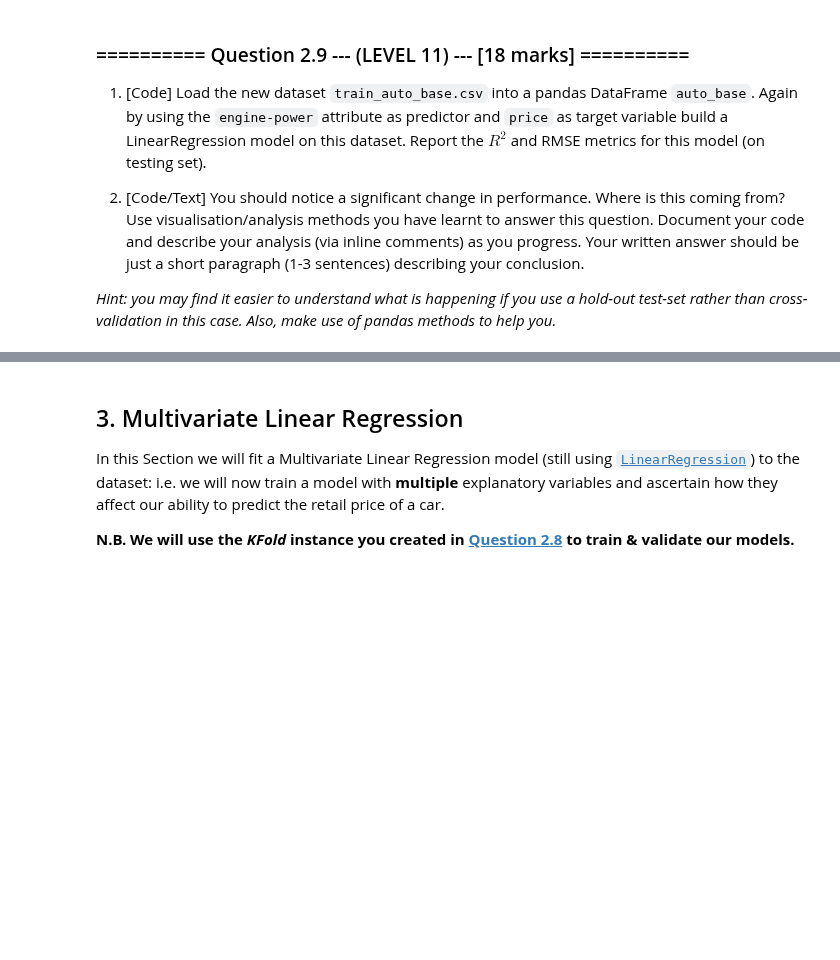
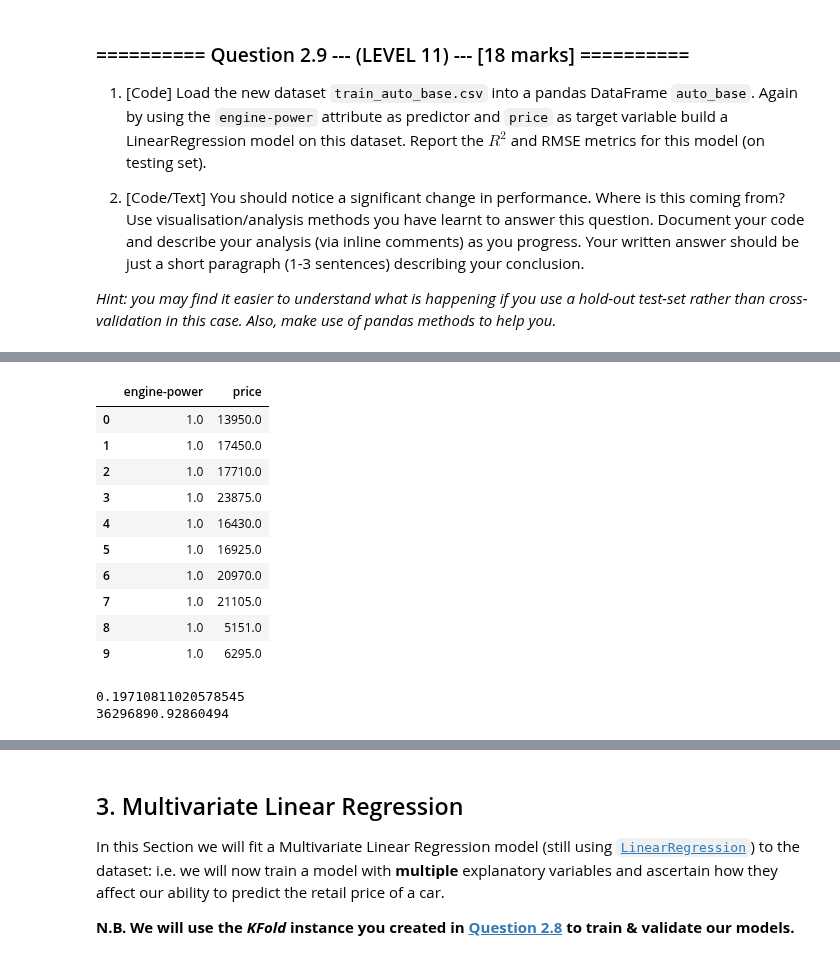
Before and after one commit to tjcdev/iaml, a Jupyter notebook: Assignments/02_LinearRegression.ipynb, the cells around one changed output, grey strips where cells are left out. Saved outputs shown, nothing was run; the diff lists cells and outputs as text; code cells hidden in the pictures; blank space fills up the shorter version.

```diff
--- a/Assignments/02_LinearRegression.ipynb
+++ b/Assignments/02_LinearRegression.ipynb
@@ -435,0 +445,23 @@ print(mean_squared_error(auto_numeric['price'], y_pred))
+# %%
+auto_base[:10]
+# %% [output]
+|  | engine-power | price |
+| 0 | 1.0 | 13950.0 |
+| 1 | 1.0 | 17450.0 |
+| 2 | 1.0 | 17710.0 |
+| 3 | 1.0 | 23875.0 |
+| 4 | 1.0 | 16430.0 |
+| 5 | 1.0 | 16925.0 |
+| 6 | 1.0 | 20970.0 |
+| 7 | 1.0 | 21105.0 |
+| 8 | 1.0 | 5151.0 |
+| 9 | 1.0 | 6295.0 |
+# %%
+lr = LinearRegression()
+lr.fit(np.expand_dims(auto_numeric['engine-power'], axis=1), auto_base['price'])
+y_pred = lr.predict(np.expand_dims(auto_numeric['engine-power'], axis=1))
+print(r2_score(auto_base['price'], y_pred))
+print(mean_squared_error(auto_base['price'], y_pred))
+# %% [output]
+0.19710811020578545
+36296890.92860494
```
Also changed, not shown: parts of 7 cells of this notebook.
